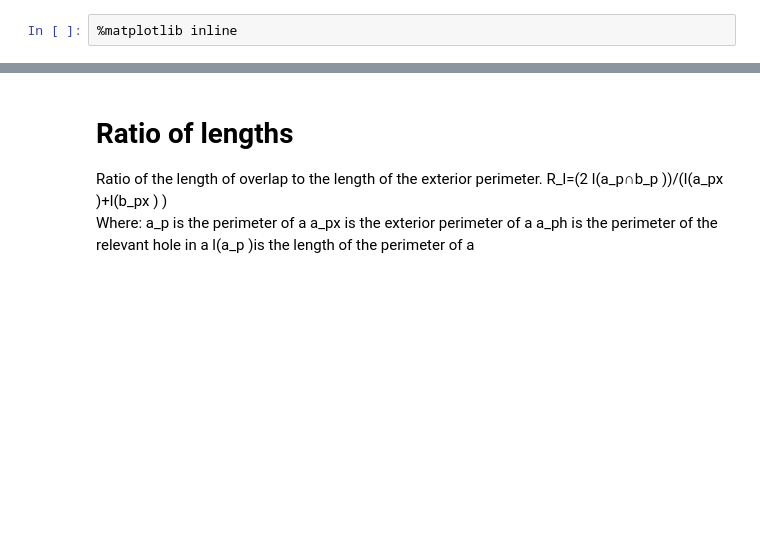
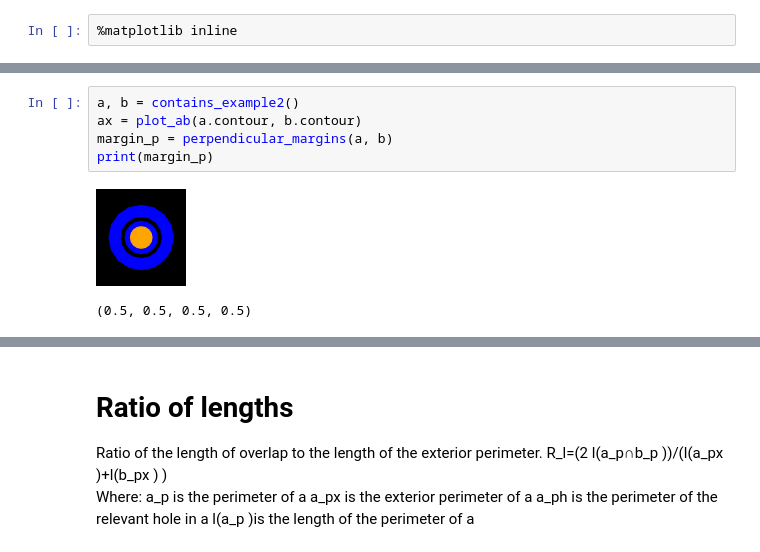
Before and after one commit to GregSal/StructureRelations, a Jupyter notebook: src/ContourMetricTests.ipynb, the cells around one changed output, grey strips where cells are left out. Drawn from its saved outputs; the diff is of its cells as text; blank space fills up the shorter version.

```diff
--- a/src/ContourMetricTests.ipynb
+++ b/src/ContourMetricTests.ipynb
@@ -46,0 +128,8 @@ ff
+# %%
+a, b = contains_example2()
+ax = plot_ab(a.contour, b.contour)
+margin_p = perpendicular_margins(a, b)
+print(margin_p)
+# %% [output]
+[figure, added]
+(0.5, 0.5, 0.5, 0.5)
```
Also changed, not shown: parts of 38 cells of this notebook.
